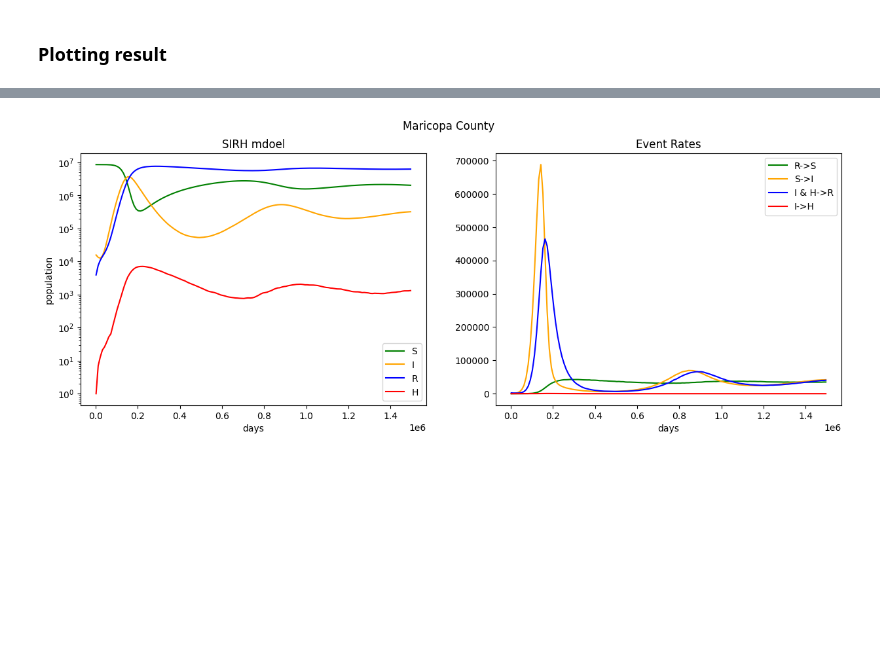
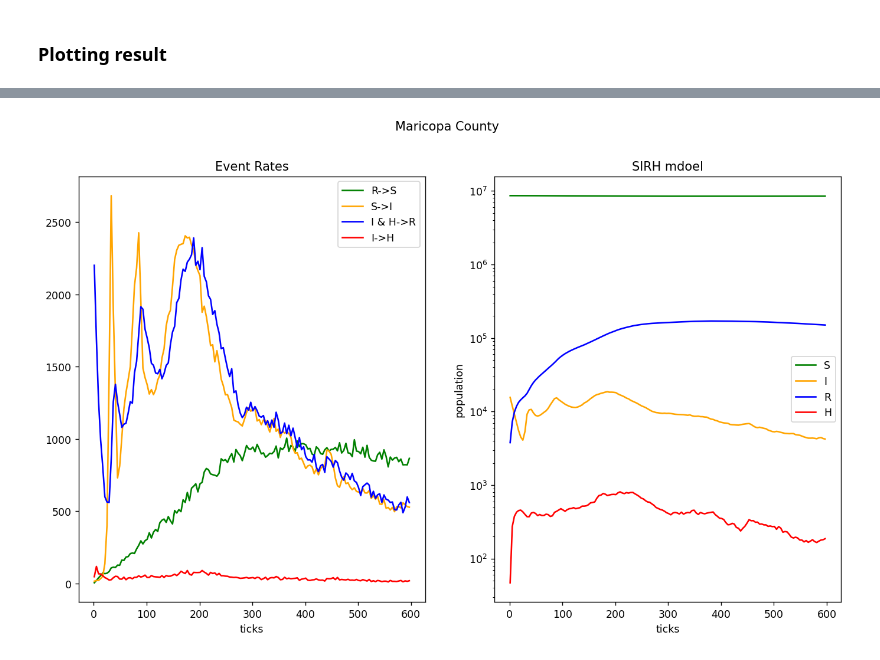
Before and after one commit to NAU-CCL/Epymorph, a Jupyter notebook: doc/devlog/sdh.ipynb, the cells around one changed output, grey strips where cells are left out. Drawn from its saved outputs; the diff is of its cells as text; code cells hidden in the pictures; blank space fills up the shorter version.

```diff
--- a/doc/devlog/sdh.ipynb
+++ b/doc/devlog/sdh.ipynb
@@ -138,9 +293,13 @@ sdh_df.head()
 # %% [markdown]
 # Creates the IPM dataframe
 # %%
-header_names = ['days', 'tracts', 'S', 'I', 'R', 'H', 'S->I', 'I->R', 'I->H','H->R', 'R->S']
+header_names = ['ticks', 'tracts', 'S', 'I', 'R', 'H', 'S->I', 'I->R', 'I->H','H->R', 'R->S']
 
 df = pd.read_csv(dir + '/output_files/sirh.csv', header= None, skiprows = 1, names = header_names)
 df['I & H->R'] = df['I->R'] + df['H->R']
 
-df.groupby(['tracts']).sum().drop(labels = 'days', axis = 'columns').sort_index()
+plot_df = pd.read_csv(dir + '/output_files/sirh.csv', header= None, skiprows = 1, names = header_names)
+plot_df['I & H->R'] = plot_df['I->R'] + plot_df['H->R']
+
+df = df.groupby(['tracts'], as_index=False).sum().drop(labels = 'ticks', axis = 'columns').sort_index()
+plot_df = plot_df.groupby(['ticks'], as_index=False).sum().drop(labels = 'tracts', axis = 'columns').sort_index()
@@ -201,33 +328,37 @@ gpd_df.to_csv(dir + '/utility/gpd.csv')
 # %%
 # Get current axis
-fig, axes = plt.subplots(nrows = 1, ncols = 2, figsize=(15,5))
+plot_df.groupby(['ticks']).sum()
+fig, axes = plt.subplots(nrows = 1, ncols = 2, figsize=(13.33,7.5), dpi=125)
+
 fig.suptitle('Maricopa County')
 sirh = ['S', 'I', 'R', 'H']
 sirh_name = ['Susceptible', 'Infected', 'Recovered', 'hospitalized']
 event_rate = ['R->S', 'S->I', 'I & H->R', 'I->H' ]
 color = ['green', 'orange', 'blue', 'red']
 
-Events = plot_df[['days', 'S->I', 'I->R', 'I->H','H->R', 'R->S', 'I & H->R']]
-sirh_compartment = plot_df[['days', 'S', 'I', 'R', 'H']]
-sirh_compartment = sirh_compartment.groupby(sirh_compartment['days'] // 2, sort=False).sum()
-Events = Events.groupby(Events['days'] // 2, sort=False).sum()
+Events = plot_df[['ticks', 'S->I', 'I->R', 'I->H','H->R', 'R->S', 'I & H->R']]
+sirh_compartment = plot_df[['ticks', 'S', 'I', 'R', 'H']]
+sirh_compartment = sirh_compartment.groupby(sirh_compartment['ticks'] // 2, as_index=False).sum()
+Events = Events.groupby(Events['ticks'] // 2, as_index=False).sum()
+
 # Plots sirh model
 for i in range(4):
     sirh_compartment.plot(kind='line',
-            x='days',
+            x='ticks',
             y= sirh[i],
             ylabel="population",
             logy=True,
             color=color[i],
-            ax=axes[0],
+            ax=axes[1],
             title = 'SIRH mdoel')
     Events.plot(kind='line',
-            x='days',
+            x='ticks',
             y=event_rate[i],
             color=color[i],
-            ax=axes[1],
+            ax=axes[0],
             title = 'Event Rates')
 # show the plot
+plt.savefig(dir+'/plots/SIRH_model.png', bbox_inches='tight')
 plt.show()
 # %% [output]
-[figure, old version]
+[figure, new version]
```
Also changed, not shown: parts of 26 cells of this notebook, 3 other files.
